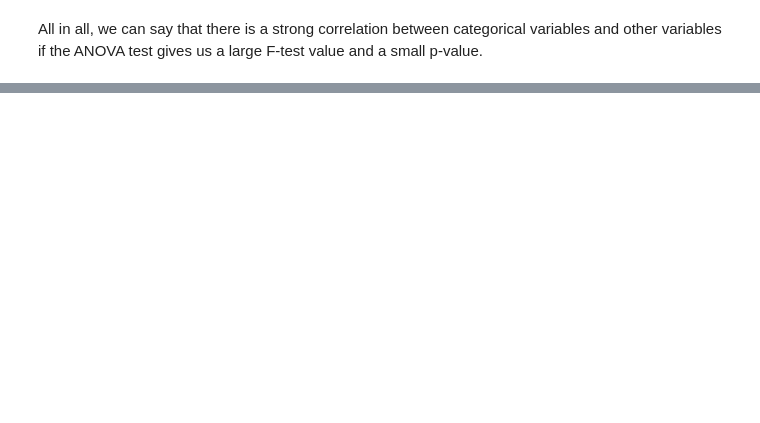
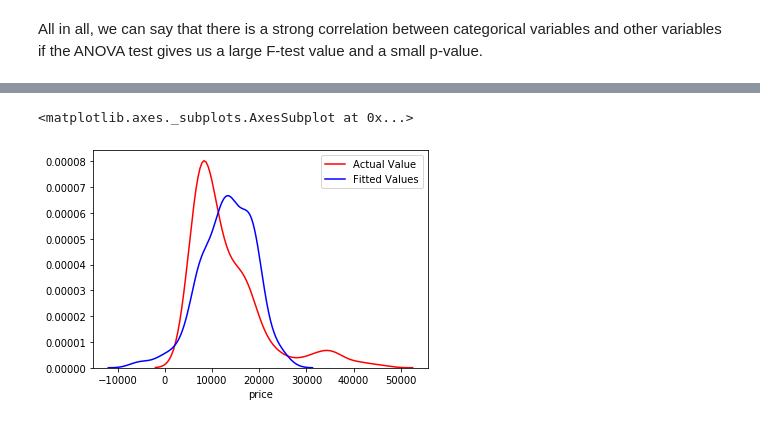
Before and after one commit to claudiagerez/python-data-analysis, a Jupyter notebook: python_cousera_example.ipynb, the cells around one changed output, grey strips where cells are left out. Cells and saved outputs as stored; diff of their text form; code cells hidden in the pictures; blank space fills up the shorter version.

Commit message:
Model development

```diff
--- a/python_cousera_example.ipynb
+++ b/python_cousera_example.ipynb
@@ -702,0 +585,5 @@ M
+# %%
+#Define the predictor variable and target variable
+#Check if nulls: y.isnull().values.any()
+x = df[['highway-mpg']] # this method allows you to select multiple columns, it's a dataframe
+y = df['price'] # this is only for single columns, it's a pandas series
@@ -702,0 +592,4 @@ M
+# %%
+#Use lm.fit(x,y) to fit the model, ie find the parameters b0 and b1
+#Remove Nan
+lm.fit(x,y)
@@ -702,0 +598,4 @@ M
+# %%
+#Obtain a prediction - the output is an array, same number of samples as
+#input x
+yhat = lm.predict(x)
@@ -702,0 +708,8 @@ M
+# %%
+#hist = False because we want a distribution
+
+axl = sns.distplot(df['price'], hist=False, color='r', label='Actual Value')
+sns.distplot(yhat, hist=False, color='b', label='Fitted Values', ax=axl)
+# %% [output]
+<matplotlib.axes._subplots.AxesSubplot at 0x...>
+[figure, added]
```
Also changed, not shown: parts of 71 cells of this notebook.
